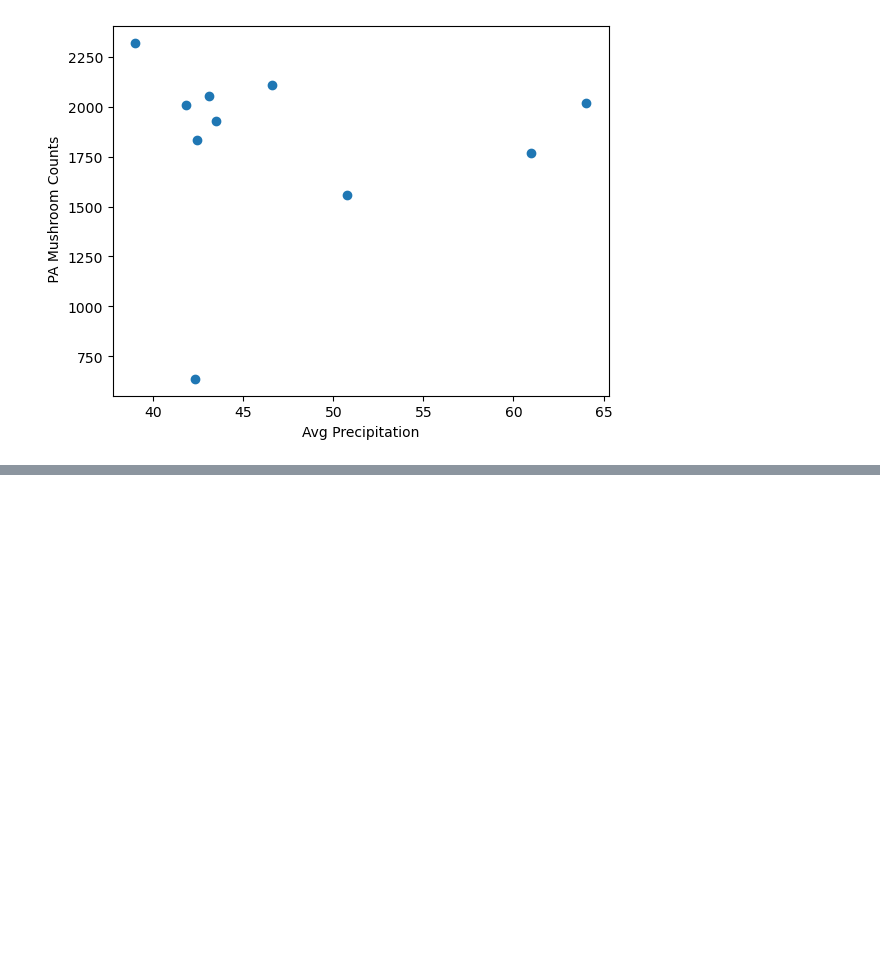
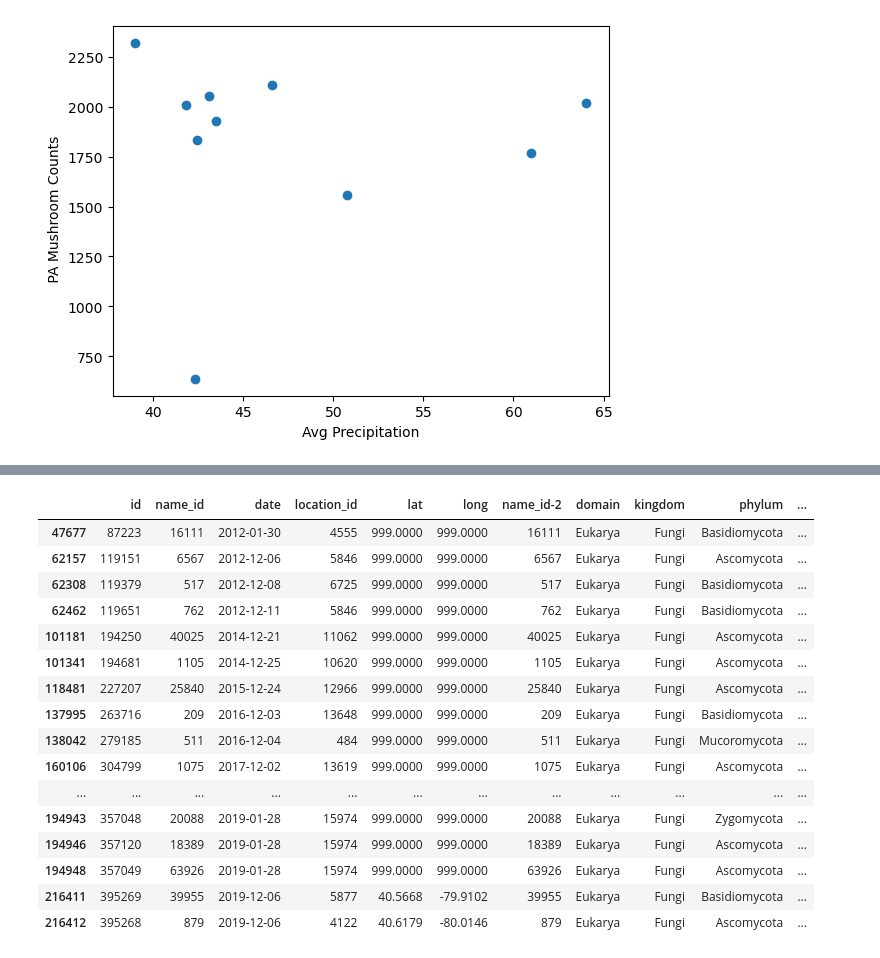
Before and after one commit to cjpentecost/DA8-Capstone, a Jupyter notebook: notebook/combined.ipynb, the cells around one changed output, grey strips where cells are left out. Cells and saved outputs as stored; diff of their text form; code cells hidden in the pictures; blank space fills up the shorter version.

Commit message:
regionalqueries

```diff
--- a/notebook/combined.ipynb
+++ b/notebook/combined.ipynb
@@ -437,0 +890,32 @@ plt.show()
+# %%
+#NORTHEAST Dec and Jan Mushrooms
+#instead of filtering for state, filter for region
+#instead of filtering for year, filter for months Dec and Jan
+coldest_months = [12,1]
+
+filter_region_ne = df_2010s[df_2010s['region']=='NORTHEAST']
+filter_month = filter_region_ne[filter_region_ne['month'].isin(coldest_months)]
+#filter_month - is showing me only NorthEast observations in December and January, all dates
+#look for uniques, might be too big
+ne_unique = filter_month['family'].value_counts(ascending=True).head(35).index
+#ne_unique - spot checked to see 35 families
+ne_cold_mushrooms = filter_month[filter_month['family'].isin(ne_unique)]
+ne_cold_mushrooms
+# %% [output]
+|  | id | name_id | date | location_id | lat | long | name_id-2 | domain | kingdom | phylum | ... |
+| 47677 | 87223 | 16111 | 2012-01-30 | 4555 | 999.0000 | 999.0000 | 16111 | Eukarya | Fungi | Basidiomycota | ... |
+| 62157 | 119151 | 6567 | 2012-12-06 | 5846 | 999.0000 | 999.0000 | 6567 | Eukarya | Fungi | Ascomycota | ... |
+| 62308 | 119379 | 517 | 2012-12-08 | 6725 | 999.0000 | 999.0000 | 517 | Eukarya | Fungi | Basidiomycota | ... |
+| 62462 | 119651 | 762 | 2012-12-11 | 5846 | 999.0000 | 999.0000 | 762 | Eukarya | Fungi | Basidiomycota | ... |
+| 101181 | 194250 | 40025 | 2014-12-21 | 11062 | 999.0000 | 999.0000 | 40025 | Eukarya | Fungi | Ascomycota | ... |
+| 101341 | 194681 | 1105 | 2014-12-25 | 10620 | 999.0000 | 999.0000 | 1105 | Eukarya | Fungi | Ascomycota | ... |
+| 118481 | 227207 | 25840 | 2015-12-24 | 12966 | 999.0000 | 999.0000 | 25840 | Eukarya | Fungi | Ascomycota | ... |
+| 137995 | 263716 | 209 | 2016-12-03 | 13648 | 999.0000 | 999.0000 | 209 | Eukarya | Fungi | Basidiomycota | ... |
+| 138042 | 279185 | 511 | 2016-12-04 | 484 | 999.0000 | 999.0000 | 511 | Eukarya | Fungi | Mucoromycota | ... |
+| 160106 | 304799 | 1075 | 2017-12-02 | 13619 | 999.0000 | 999.0000 | 1075 | Eukarya | Fungi | Ascomycota | ... |
+| ... | ... | ... | ... | ... | ... | ... | ... | ... | ... | ... | ... |
+| 194943 | 357048 | 20088 | 2019-01-28 | 15974 | 999.0000 | 999.0000 | 20088 | Eukarya | Fungi | Zygomycota | ... |
+| 194946 | 357120 | 18389 | 2019-01-28 | 15974 | 999.0000 | 999.0000 | 18389 | Eukarya | Fungi | Ascomycota | ... |
+| 194948 | 357049 | 63926 | 2019-01-28 | 15974 | 999.0000 | 999.0000 | 63926 | Eukarya | Fungi | Ascomycota | ... |
+| 216411 | 395269 | 39955 | 2019-12-06 | 5877 | 40.5668 | -79.9102 | 39955 | Eukarya | Fungi | Basidiomycota | ... |
+| 216412 | 395268 | 879 | 2019-12-06 | 4122 | 40.6179 | -80.0146 | 879 | Eukarya | Fungi | Ascomycota | ... |
```
Also changed, not shown: parts of 33 cells of this notebook.
